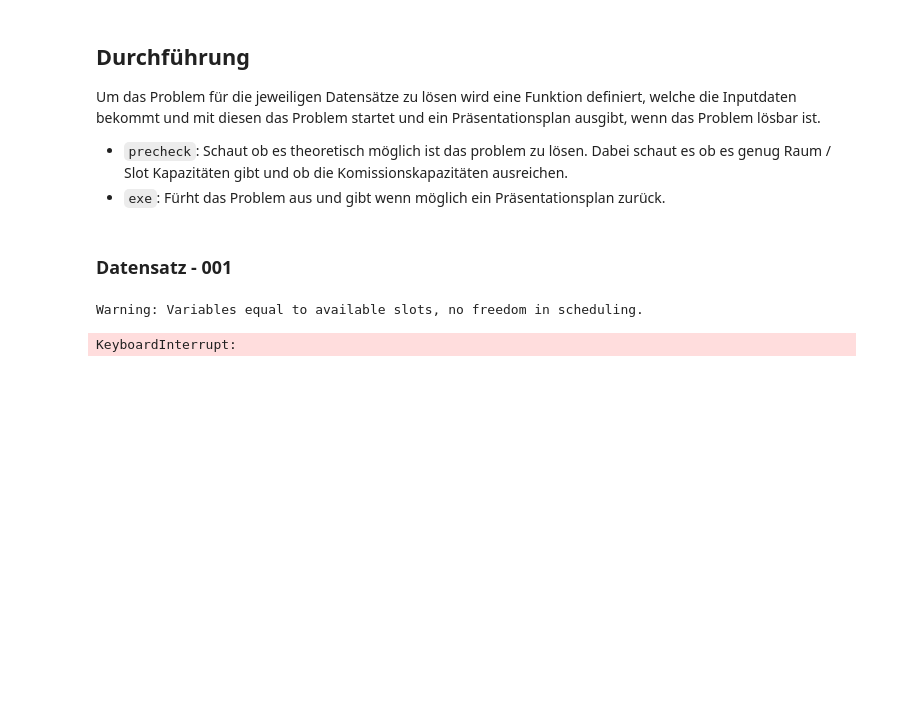
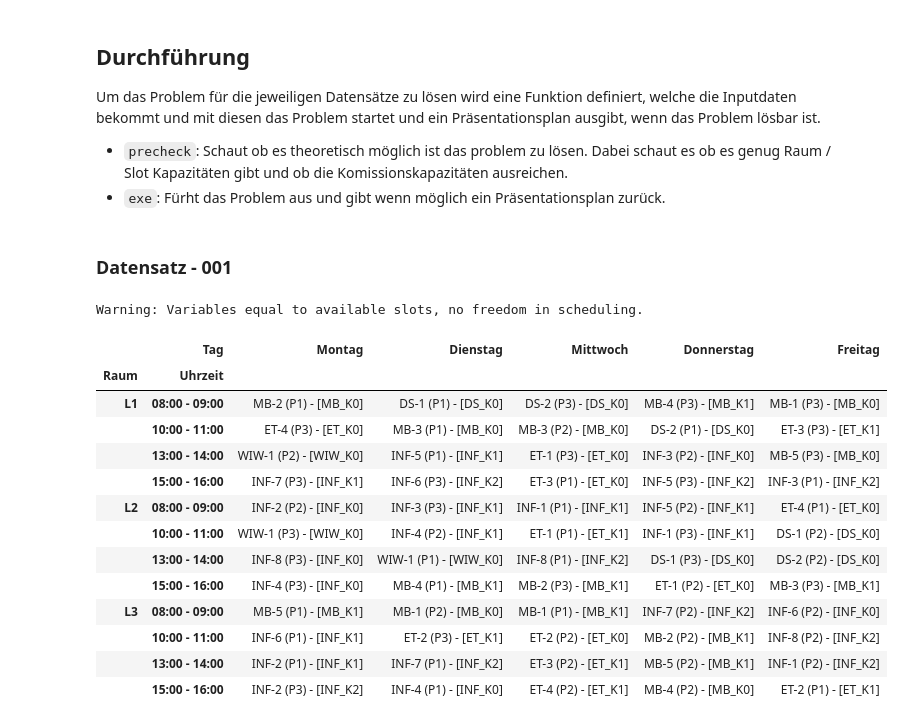
Before and after one commit to Traenzy/projekt_ki, a Jupyter notebook: csp.ipynb, the cells around one changed output. Saved outputs shown, nothing was run; the diff lists cells and outputs as text; code cells hidden in the pictures; blank space fills up the shorter version.

```diff
--- a/csp.ipynb
+++ b/csp.ipynb
@@ -69,7 +69,7 @@ SLOTS = ['S1', 'S2', 'S3', 'S4']
 SLOT_TIMES = {'S1': '08:00 - 09:00', 'S2': '10:00 - 11:00', 'S3': '13:00 - 14:00', 'S4': '15:00 - 16:00'}
 ROOMS = ['L1', 'L2', 'L3']
 AMOUNT_PRESENTATIONS = 3
-MAX_SWICHTES = 1
+MAX_SWITCHES = 1
 
 ACROS = {
     'Informatik': 'INF',
@@ -161,7 +161,7 @@ def max_switches(*args, target_committee, target_day):
             switches += 1
             current_room = next_room
 
-    return switches <= 1
+    return switches <= MAX_SWITCHES
 
 
 def rest_time(d1: tuple, d2: tuple):
@@ -259,8 +259,8 @@ Zum Schluss wird nach einem Ergebnis gesucht und zurückgegeben, falls es eine L
 # %%
 solvers = {
     'backtracking': BacktrackingSolver,
-    'min_conflicts': MinConflictsSolver,
-    'recursive_backtracking': RecursiveBacktrackingSolver
+    'min-conflicts': MinConflictsSolver,
+    'recursive-bt': RecursiveBacktrackingSolver
 }
 
 def presentation_problem(input_data: pd.DataFrame,
@@ -401,7 +401,7 @@ def precheck(data: pd.DataFrame, slots_per_week: int = len(SLOTS) * len(DAYS)) -
 
 
 def exe(data: pd.DataFrame, solver:
-    Literal["backtracking", "recursive-bt", "min-conflicts"] = "backtracking", ):
+    Literal["backtracking", "recursive-bt", "min-conflicts"] = "backtracking"):
 
     # Precheck - if solution is possible
     precheck_result = precheck(data)
@@ -421,9 +421,23 @@ def exe(data: pd.DataFrame, solver:
 # %%
 data = pd.read_csv('./data/DS_CSP_1/pr_conf_001.txt', sep=';')
 
-exe(data)
+
+exe(data, solver='min-conflicts')
 # %% [output]
 Warning: Variables equal to available slots, no freedom in scheduling.
-KeyboardInterrupt:
+|  | Tag | Montag | Dienstag | Mittwoch | Donnerstag | Freitag |
+| Raum | Uhrzeit |  |  |  |  |  |
+| L1 | 08:00 - 09:00 | MB-2 (P1) - [MB_K0] | DS-1 (P1) - [DS_K0] | DS-2 (P3) - [DS_K0] | MB-4 (P3) - [MB_K1] | MB-1 (P3) - [MB_K0] |
+|  | 10:00 - 11:00 | ET-4 (P3) - [ET_K0] | MB-3 (P1) - [MB_K0] | MB-3 (P2) - [MB_K0] | DS-2 (P1) - [DS_K0] | ET-3 (P3) - [ET_K1] |
+|  | 13:00 - 14:00 | WIW-1 (P2) - [WIW_K0] | INF-5 (P1) - [INF_K1] | ET-1 (P3) - [ET_K0] | INF-3 (P2) - [INF_K0] | MB-5 (P3) - [MB_K0] |
+|  | 15:00 - 16:00 | INF-7 (P3) - [INF_K1] | INF-6 (P3) - [INF_K2] | ET-3 (P1) - [ET_K0] | INF-5 (P3) - [INF_K2] | INF-3 (P1) - [INF_K2] |
+| L2 | 08:00 - 09:00 | INF-2 (P2) - [INF_K0] | INF-3 (P3) - [INF_K1] | INF-1 (P1) - [INF_K1] | INF-5 (P2) - [INF_K1] | ET-4 (P1) - [ET_K0] |
+|  | 10:00 - 11:00 | WIW-1 (P3) - [WIW_K0] | INF-4 (P2) - [INF_K1] | ET-1 (P1) - [ET_K1] | INF-1 (P3) - [INF_K1] | DS-1 (P2) - [DS_K0] |
+|  | 13:00 - 14:00 | INF-8 (P3) - [INF_K0] | WIW-1 (P1) - [WIW_K0] | INF-8 (P1) - [INF_K2] | DS-1 (P3) - [DS_K0] | DS-2 (P2) - [DS_K0] |
+|  | 15:00 - 16:00 | INF-4 (P3) - [INF_K0] | MB-4 (P1) - [MB_K1] | MB-2 (P3) - [MB_K1] | ET-1 (P2) - [ET_K0] | MB-3 (P3) - [MB_K1] |
+| L3 | 08:00 - 09:00 | MB-5 (P1) - [MB_K1] | MB-1 (P2) - [MB_K0] | MB-1 (P1) - [MB_K1] | INF-7 (P2) - [INF_K2] | INF-6 (P2) - [INF_K0] |
+|  | 10:00 - 11:00 | INF-6 (P1) - [INF_K1] | ET-2 (P3) - [ET_K1] | ET-2 (P2) - [ET_K0] | MB-2 (P2) - [MB_K1] | INF-8 (P2) - [INF_K2] |
+|  | 13:00 - 14:00 | INF-2 (P1) - [INF_K1] | INF-7 (P1) - [INF_K2] | ET-3 (P2) - [ET_K1] | MB-5 (P2) - [MB_K1] | INF-1 (P2) - [INF_K2] |
+|  | 15:00 - 16:00 | INF-2 (P3) - [INF_K2] | INF-4 (P1) - [INF_K0] | ET-4 (P2) - [ET_K1] | MB-4 (P2) - [MB_K0] | ET-2 (P1) - [ET_K1] |
 # %% [markdown]
 #### Interpretation der Lösung
```
Also changed, not shown: parts of 3 cells of this notebook.
